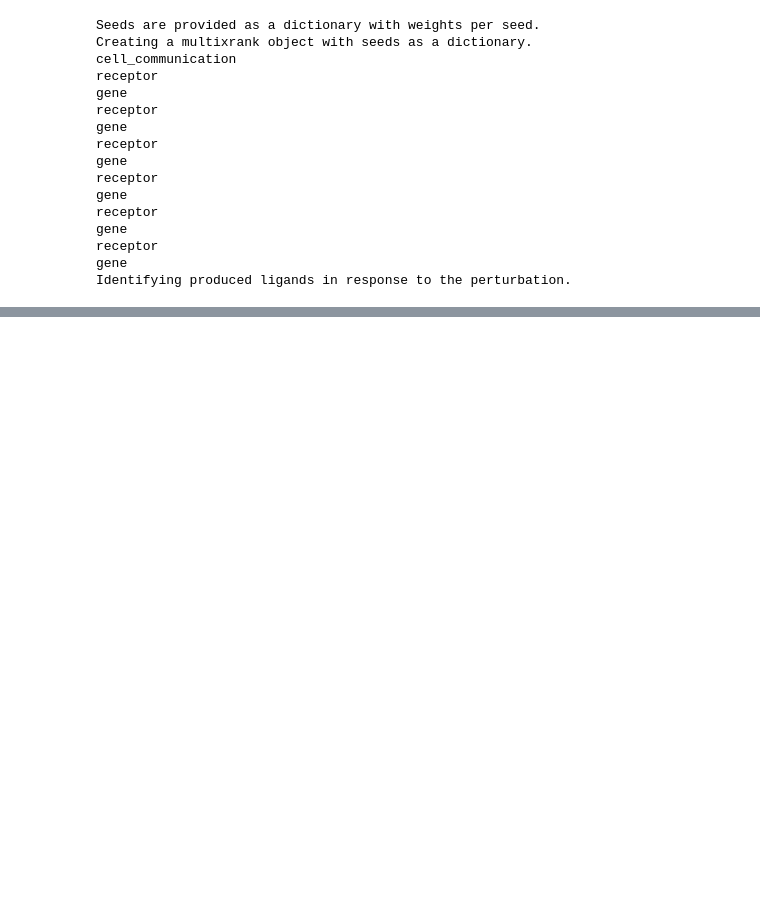
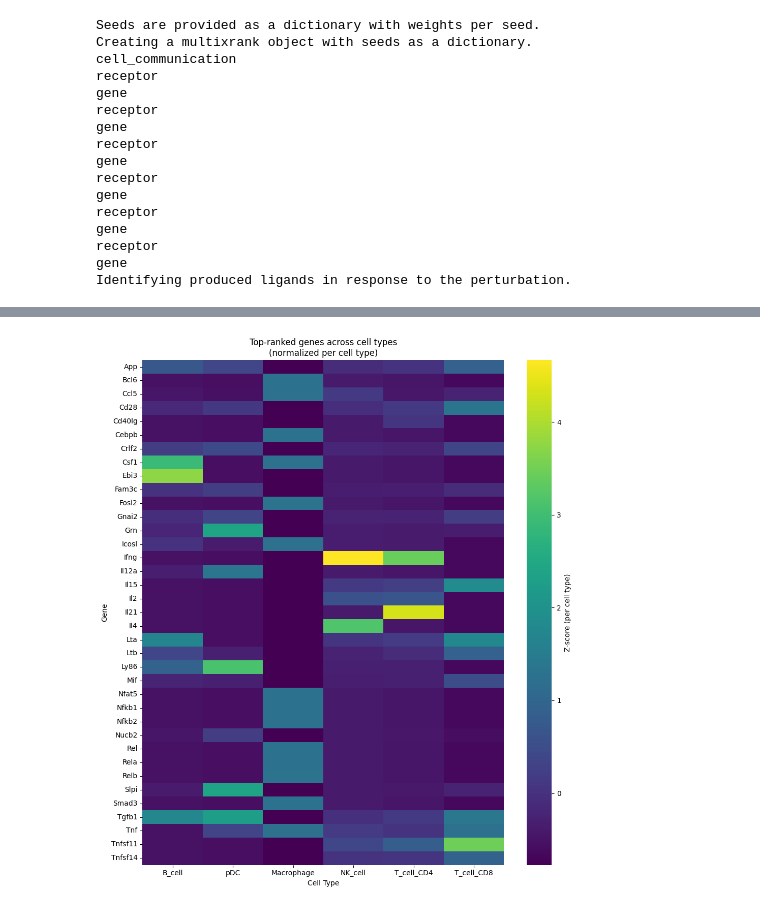
Before and after one commit to cantinilab/ReCoN, a Jupyter notebook: docs/source/recon_examples/2.recon_multicellular_coordination.ipynb, the cells around one changed output, grey strips where cells are left out. Drawn from its saved outputs; the diff is of its cells as text; code cells hidden in the pictures; blank space fills up the shorter version.

```diff
--- a/docs/source/recon_examples/2.recon_multicellular_coordination.ipynb
+++ b/docs/source/recon_examples/2.recon_multicellular_coordination.ipynb
@@ -372,0 +436,33 @@ See the caveats in the documentation: https://pandas.pydata.org/pandas-docs/stab
+# %%
+import matplotlib.pyplot as plt
+import seaborn as sns
+
+# Check if 'gene' is a column or the index
+if 'gene' not in cell_type_profiles.columns:
+    cell_type_profiles = cell_type_profiles.reset_index().rename(columns={'index': 'gene'})
+
+# Get top 10 genes per cell type
+n_top = 10
+top_genes_per_celltype = {}
+for ct in celltypes:
+    if ct in cell_type_profiles.columns:
+        top_genes_per_celltype[ct] = cell_type_profiles.nlargest(n_top, ct)[['gene', ct]]
+
+# Create a combined view: heatmap of top genes across all cell types
+all_top_genes = list(set([g for ct in top_genes_per_celltype for g in top_genes_per_celltype[ct]['gene'].tolist()]))
+available_celltypes = [ct for ct in celltypes if ct in cell_type_profiles.columns]
+heatmap_data = cell_type_profiles[cell_type_profiles['gene'].isin(all_top_genes)].set_index('gene')[available_celltypes]
+
+# Normalize per column (z-score) so each cell type has its own scale
+heatmap_data_normalized = (heatmap_data - heatmap_data.mean()) / heatmap_data.std()
+
+# Plot heatmap with normalized values
+fig, ax = plt.subplots(figsize=(10, max(6, len(all_top_genes) * 0.3)))
+sns.heatmap(heatmap_data_normalized, cmap='viridis', ax=ax, cbar_kws={'label': 'Z-score (per cell type)'})
+ax.set_title('Top-ranked genes across cell types\n(normalized per cell type)')
+ax.set_xlabel('Cell Type')
+ax.set_ylabel('Gene')
+plt.tight_layout()
+plt.show()
+# %% [output]
+[figure, added]
```
Also changed, not shown: parts of 49 cells of this notebook, 4 other files.
